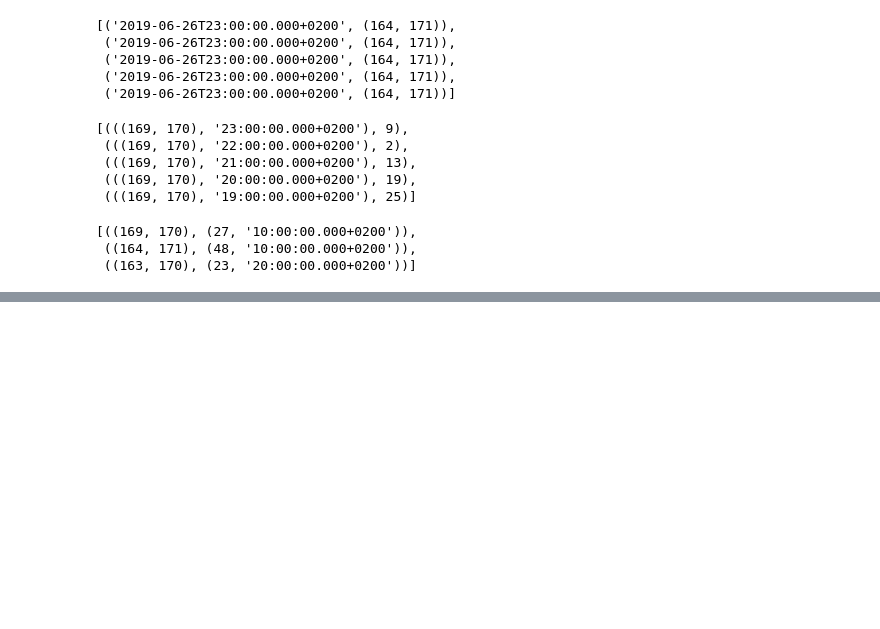
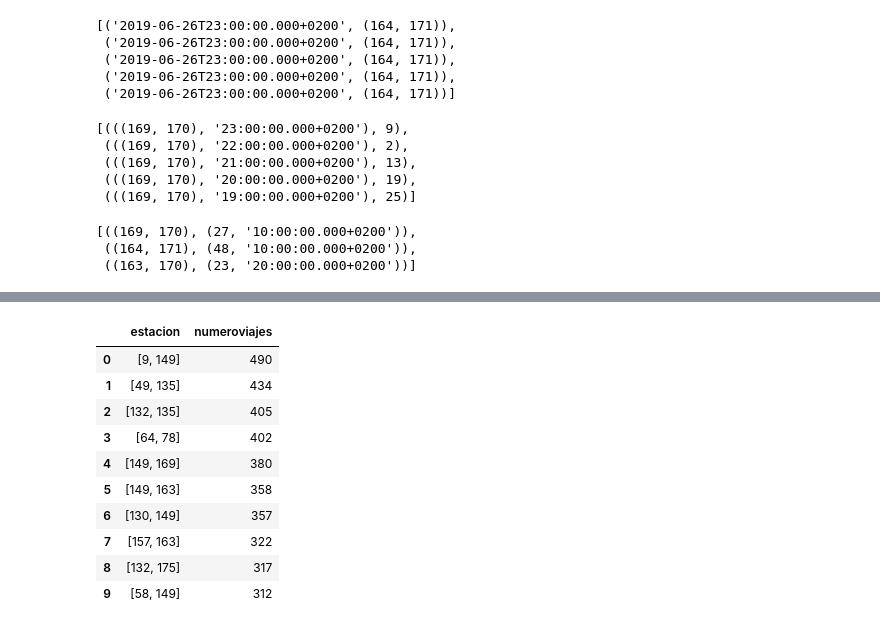
Before and after one commit to Edealvear/PracticaSpark, a Jupyter notebook: Practica_BiciMad.ipynb, the cells around one changed output, grey strips where cells are left out. Saved outputs shown, nothing was run; the diff lists cells and outputs as text; code cells hidden in the pictures; blank space fills up the shorter version.

```diff
--- a/Practica_BiciMad.ipynb
+++ b/Practica_BiciMad.ipynb
@@ -102,0 +121,14 @@ Con esto obtenemos los mejores trayectos, el número de veces que se realiza y l
+# %%
+DF#Aqui podemos ver en una tabla los 10 mejores trayectos segun el numero de viajes
+# %% [output]
+|  | estacion | numeroviajes |
+| 0 | [9, 149] | 490 |
+| 1 | [49, 135] | 434 |
+| 2 | [132, 135] | 405 |
+| 3 | [64, 78] | 402 |
+| 4 | [149, 169] | 380 |
+| 5 | [149, 163] | 358 |
+| 6 | [130, 149] | 357 |
+| 7 | [157, 163] | 322 |
+| 8 | [132, 175] | 317 |
+| 9 | [58, 149] | 312 |
```
Also changed, not shown: parts of 8 cells of this notebook.
